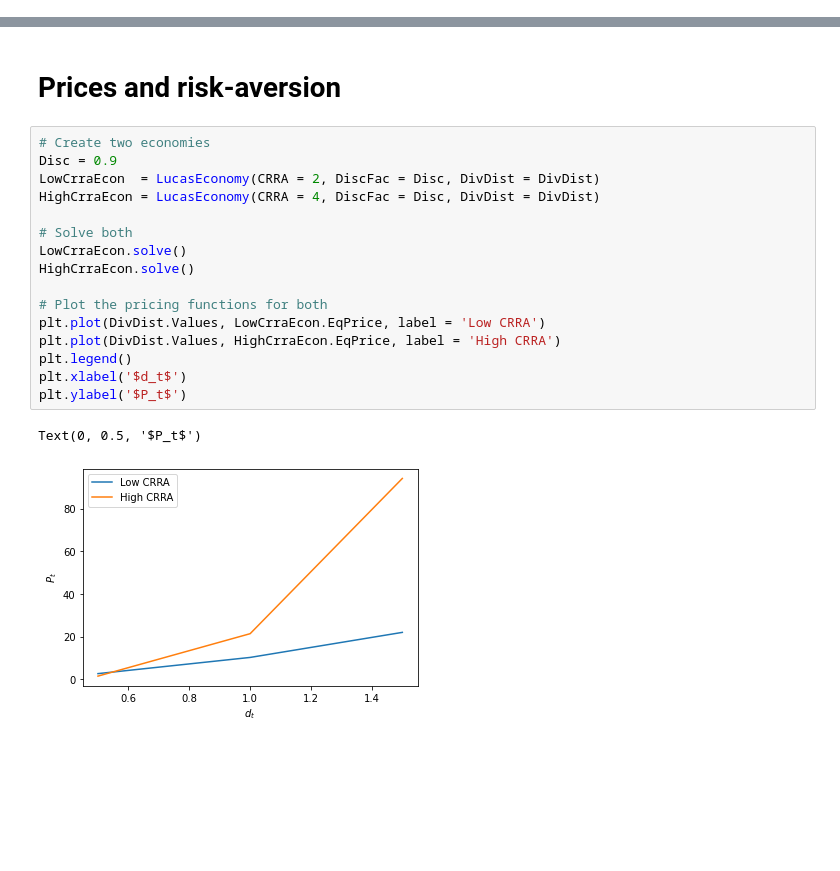
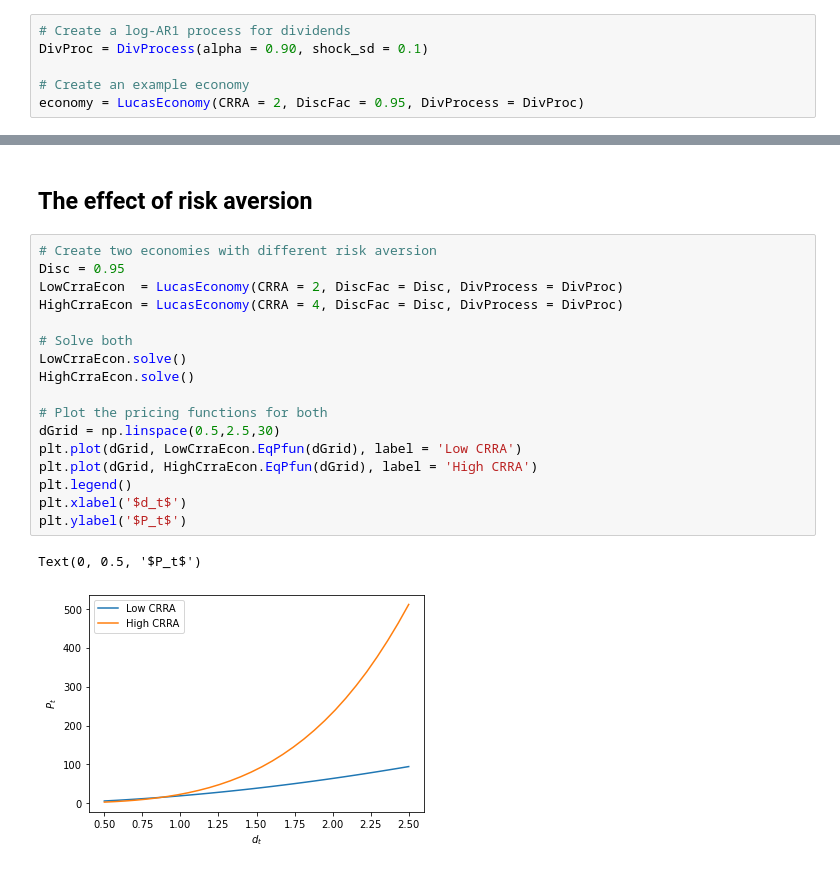
Before and after one commit to Mv77/LucasAPMarkov, a Jupyter notebook: LucasAPMarkov.ipynb, the cells around one changed output, grey strips where cells are left out. Drawn from its saved outputs; the diff is of its cells as text; blank space fills up the shorter version.

```diff
--- a/LucasAPMarkov.ipynb
+++ b/LucasAPMarkov.ipynb
@@ -119,0 +129,6 @@ Iter:118   P = [[ 2.72426696 10.31864627 22.06385722]]
+# %%
+# Create a log-AR1 process for dividends
+DivProc = DivProcess(alpha = 0.90, shock_sd = 0.1)
+
+# Create an example economy
+economy = LucasEconomy(CRRA = 2, DiscFac = 0.95, DivProcess = DivProc)
@@ -120,21 +162,22 @@ Iter:118   P = [[ 2.72426696 10.31864627 22.06385722]]
 # %% [markdown]
-# Prices and risk-aversion
+## The effect of risk aversion
 # %%
-# Create two economies
-Disc = 0.9
-LowCrraEcon  = LucasEconomy(CRRA = 2, DiscFac = Disc, DivDist = DivDist)
-HighCrraEcon = LucasEconomy(CRRA = 4, DiscFac = Disc, DivDist = DivDist)
+# Create two economies with different risk aversion
+Disc = 0.95
+LowCrraEcon  = LucasEconomy(CRRA = 2, DiscFac = Disc, DivProcess = DivProc)
+HighCrraEcon = LucasEconomy(CRRA = 4, DiscFac = Disc, DivProcess = DivProc)
 
 # Solve both
 LowCrraEcon.solve()
 HighCrraEcon.solve()
 
 # Plot the pricing functions for both
-plt.plot(DivDist.Values, LowCrraEcon.EqPrice, label = 'Low CRRA')
-plt.plot(DivDist.Values, HighCrraEcon.EqPrice, label = 'High CRRA')
+dGrid = np.linspace(0.5,2.5,30)
+plt.plot(dGrid, LowCrraEcon.EqPfun(dGrid), label = 'Low CRRA')
+plt.plot(dGrid, HighCrraEcon.EqPfun(dGrid), label = 'High CRRA')
 plt.legend()
 plt.xlabel('$d_t$')
 plt.ylabel('$P_t$')
 # %% [output]
 Text(0, 0.5, '$P_t$')
-[figure, old version]
+[figure, new version]
```
Also changed, not shown: parts of 8 cells of this notebook, 1 other file.
